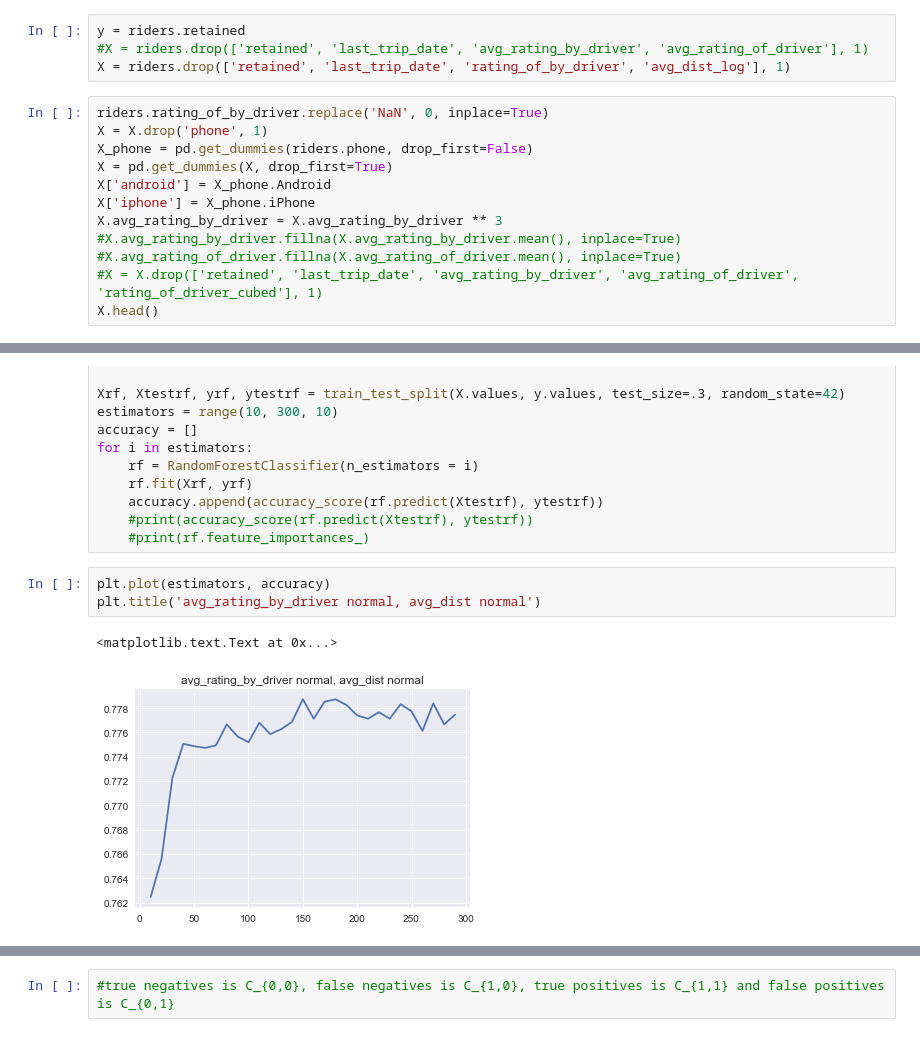
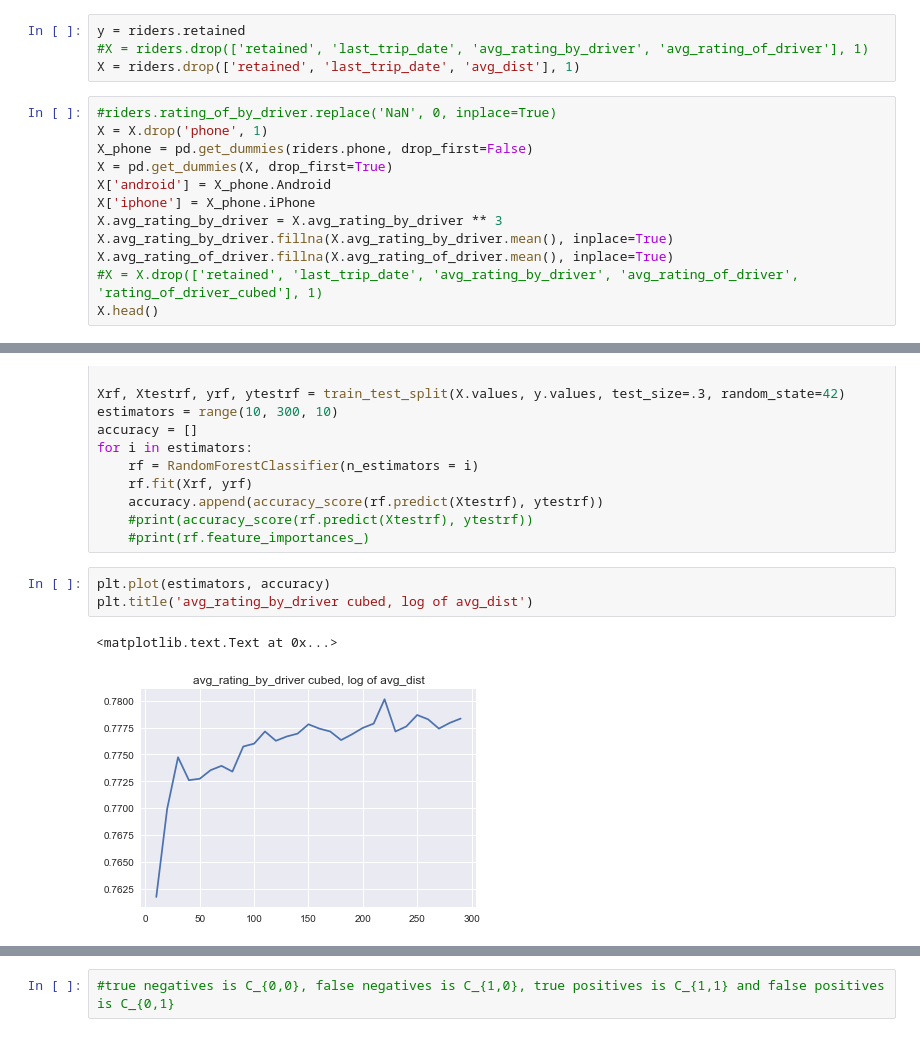
Before and after one commit to claireramming/Springboard-Mini-Projects, a Jupyter notebook: ultimate_challenge/Technical Challenge Practice 1.ipynb, the cells around one changed output, grey strips where cells are left out. Drawn from its saved outputs; the diff is of its cells as text.

```diff
--- a/ultimate_challenge/Technical Challenge Practice 1.ipynb
+++ b/ultimate_challenge/Technical Challenge Practice 1.ipynb
@@ -312,17 +312,17 @@ riders.head()
 # %%
 y = riders.retained
 #X = riders.drop(['retained', 'last_trip_date', 'avg_rating_by_driver', 'avg_rating_of_driver'], 1)
-X = riders.drop(['retained', 'last_trip_date', 'rating_of_by_driver', 'avg_dist_log'], 1)
+X = riders.drop(['retained', 'last_trip_date', 'avg_dist'], 1)
 # %%
-riders.rating_of_by_driver.replace('NaN', 0, inplace=True)
+#riders.rating_of_by_driver.replace('NaN', 0, inplace=True)
 X = X.drop('phone', 1)
 X_phone = pd.get_dummies(riders.phone, drop_first=False)
 X = pd.get_dummies(X, drop_first=True)
 X['android'] = X_phone.Android
 X['iphone'] = X_phone.iPhone
 X.avg_rating_by_driver = X.avg_rating_by_driver ** 3
-#X.avg_rating_by_driver.fillna(X.avg_rating_by_driver.mean(), inplace=True)
-#X.avg_rating_of_driver.fillna(X.avg_rating_of_driver.mean(), inplace=True)
+X.avg_rating_by_driver.fillna(X.avg_rating_by_driver.mean(), inplace=True)
+X.avg_rating_of_driver.fillna(X.avg_rating_of_driver.mean(), inplace=True)
 #X = X.drop(['retained', 'last_trip_date', 'avg_rating_by_driver', 'avg_rating_of_driver', 'rating_of_driver_cubed'], 1)
 X.head()
 # %% [output]
@@ -376,10 +376,10 @@ for i in estimators:
     #print(rf.feature_importances_)
 # %%
 plt.plot(estimators, accuracy)
-plt.title('avg_rating_by_driver normal, avg_dist normal')
+plt.title('avg_rating_by_driver cubed, log of avg_dist')
 # %% [output]
 <matplotlib.text.Text at 0x...>
-[figure, old version]
+[figure, new version]
 # %%
 from sklearn.metrics import confusion_matrix
 Xrf, Xtestrf, yrf, ytestrf = train_test_split(X.values, y.values, test_size=.3, random_state=42)
```
Also changed, not shown: parts of 3 cells of this notebook, 3 other files.
